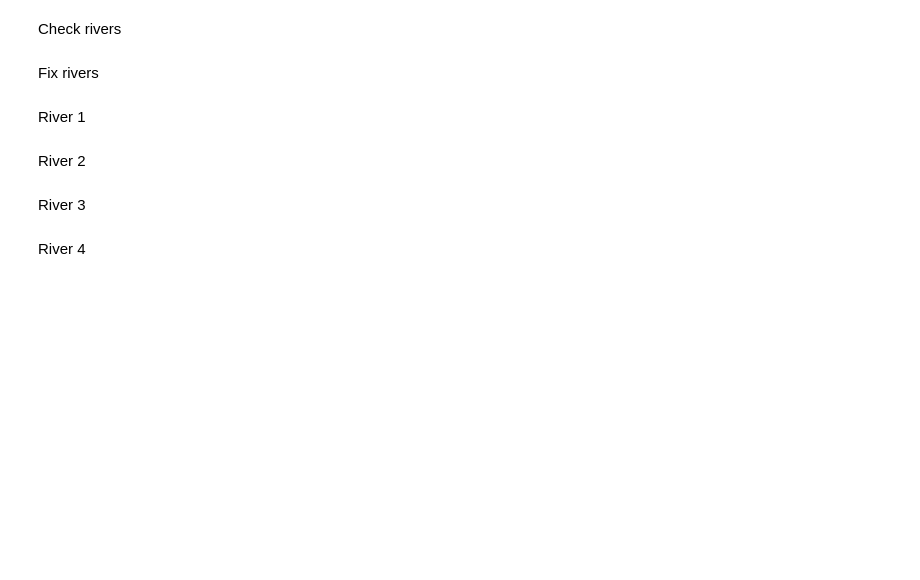
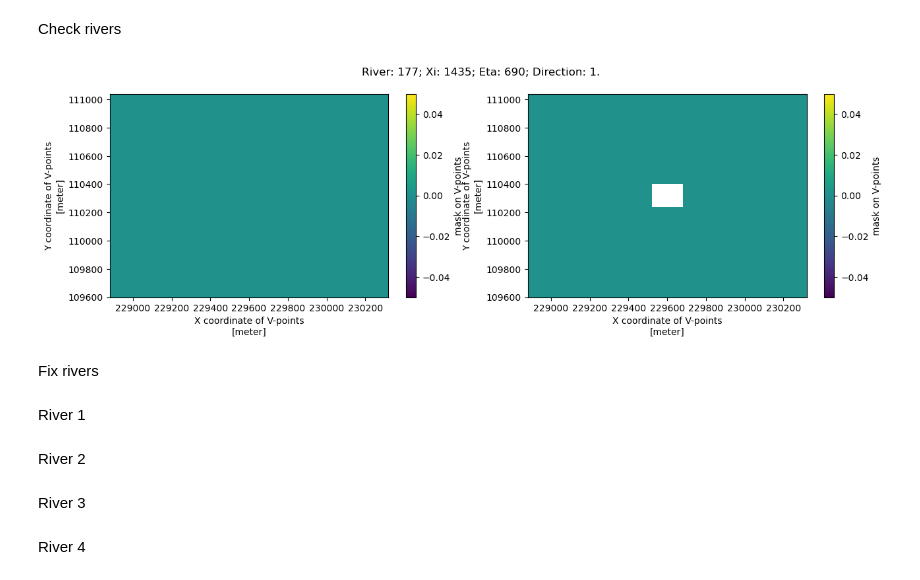
Before and after one commit to limash/roms-nc, a Jupyter notebook: 4_roho160_fix_rivers.ipynb, the cells around one changed output. Drawn from its saved outputs; the diff is of its cells as text; code cells hidden in the pictures; blank space fills up the shorter version.

```diff
--- a/4_roho160_fix_rivers.ipynb
+++ b/4_roho160_fix_rivers.ipynb
@@ -64,8 +88,19 @@ Check rivers
 # %%
-ds = xr.open_dataset('fram_data/norfjords_160m_river_v2.nc')
-grid_ds = xr.open_dataset('fram_data/norfjords_160m_grid_version2+.nc')
 river_xi_eta_dir = check_rivers_runoff(ds, verbose=False)
 # rivers = [river - 1 for river, _, _, _ in river_xi_eta_dir]  # assignment use iloc
+# rivers_map = gen_rivers_map(ds, grid_ds)
+# check_coords(ds, 777, 464)
+# %%
+up_xi = grid_ds.dims['xi_rho'] - 1
+up_eta = grid_ds.dims['eta_rho'] - 1
+
+
+def get_xi_slice(xi, delta):
+    return slice(max(min(xi - delta, up_xi), 0), max(min(xi + delta + 1, up_xi), 0))
+
+
+def get_eta_slice(eta, delta):
+    return slice(max(min(eta - delta, up_eta), 0), max(min(eta + delta + 1, up_eta), 0))
 # %%
 def plot_river_estuary_u(river, river_xi, river_eta, river_dir):
 
@@ -73,18 +108,21 @@ def plot_river_estuary_u(river, river_xi, river_eta, river_dir):
     mask_u = grid_ds.mask_u.copy()
     plt.figure(figsize=(15, 4))
 
+    xi_slice = get_xi_slice(river_xi, 4)
+    eta_slice = get_eta_slice(river_eta, 4)
+
     plt.subplot(121)
     mask_u.isel(
-        xi_u=slice(river_xi - 4, river_xi + 5),
-        eta_u=slice(river_eta - 4, river_eta + 5)
+        xi_u=xi_slice,
+        eta_u=eta_slice,
         ).plot()
 
     mask_u[dict(xi_u=river_xi, eta_u=river_eta)] = np.nan
 
     plt.subplot(122)
     mask_u.isel(
-        xi_u=slice(river_xi - 4, river_xi + 5),
-        eta_u=slice(river_eta - 4, river_eta + 5)
+        xi_u=xi_slice,
+        eta_u=eta_slice,
         ).plot()
     # to show the fortran locations
     plt.suptitle(f"River: {river}; Xi: {river_xi+1}; Eta: {river_eta}; Direction: {river_dir}.")
@@ -97,18 +135,21 @@ def plot_river_estuary_v(river, river_xi, river_eta, river_dir):
     mask_v = grid_ds.mask_v.copy()
     plt.figure(figsize=(15, 4))
 
+    xi_slice = get_xi_slice(river_xi, 4)
+    eta_slice = get_eta_slice(river_eta, 4)
+
     plt.subplot(121)
     mask_v.isel(
-        xi_v=slice(river_xi - 4, river_xi + 5),
-        eta_v=slice(river_eta - 4, river_eta + 5)
+        xi_v=xi_slice,
+        eta_v=eta_slice,
         ).plot()
 
     mask_v[dict(xi_v=river_xi, eta_v=river_eta)] = np.nan
 
     plt.subplot(122)
     mask_v.isel(
-        xi_v=slice(river_xi - 4, river_xi + 5),
-        eta_v=slice(river_eta - 4, river_eta + 5)
+        xi_v=xi_slice,
+        eta_v=eta_slice,
         ).plot()
     # to show the fortran locations
     plt.suptitle(f"River: {river}; Xi: {river_xi}; Eta: {river_eta+1}; Direction: {river_dir}.")
@@ -158,6 +199,15 @@ def plot_rivers_luv(river_xi_eta_dir):
 def plot_rivers_lw(river_xi_eta_dir):
     for river, xi, eta, direction in river_xi_eta_dir:
         plot_river_estuary_rho(river, xi-1, eta-1, direction)
+# %%
+a_river = river_xi_eta_dir[0:50]
+b_river = river_xi_eta_dir[50:100]
+c_river = river_xi_eta_dir[100:]
+bad_river = river_xi_eta_dir[175:176]
+# %%
+plot_rivers_luv(bad_river)
+# %% [output]
+[figure, added]
 # %% [markdown]
 Fix rivers
 # %%
```
Also changed, not shown: parts of 4 cells of this notebook, 1 other file.
